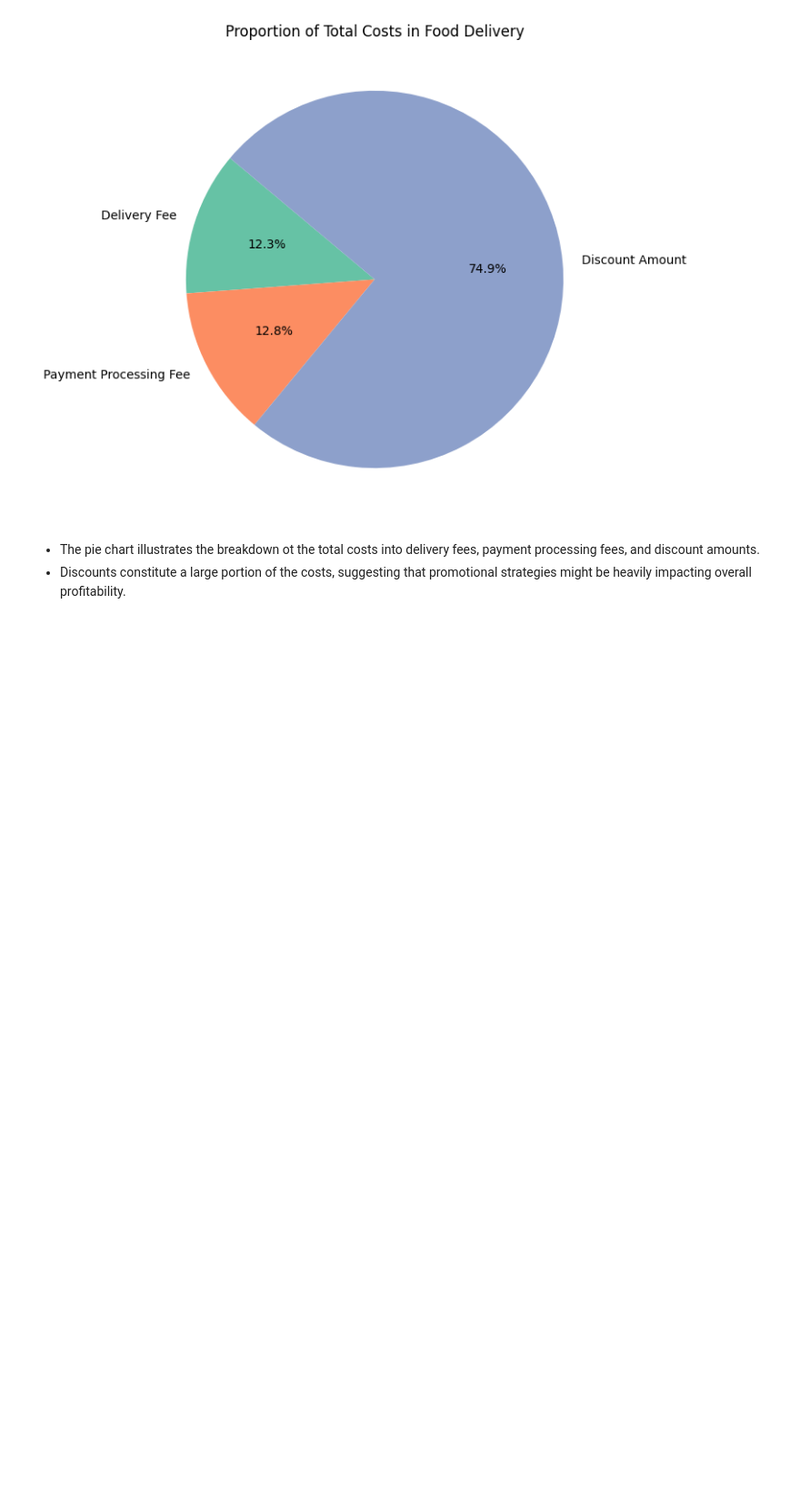
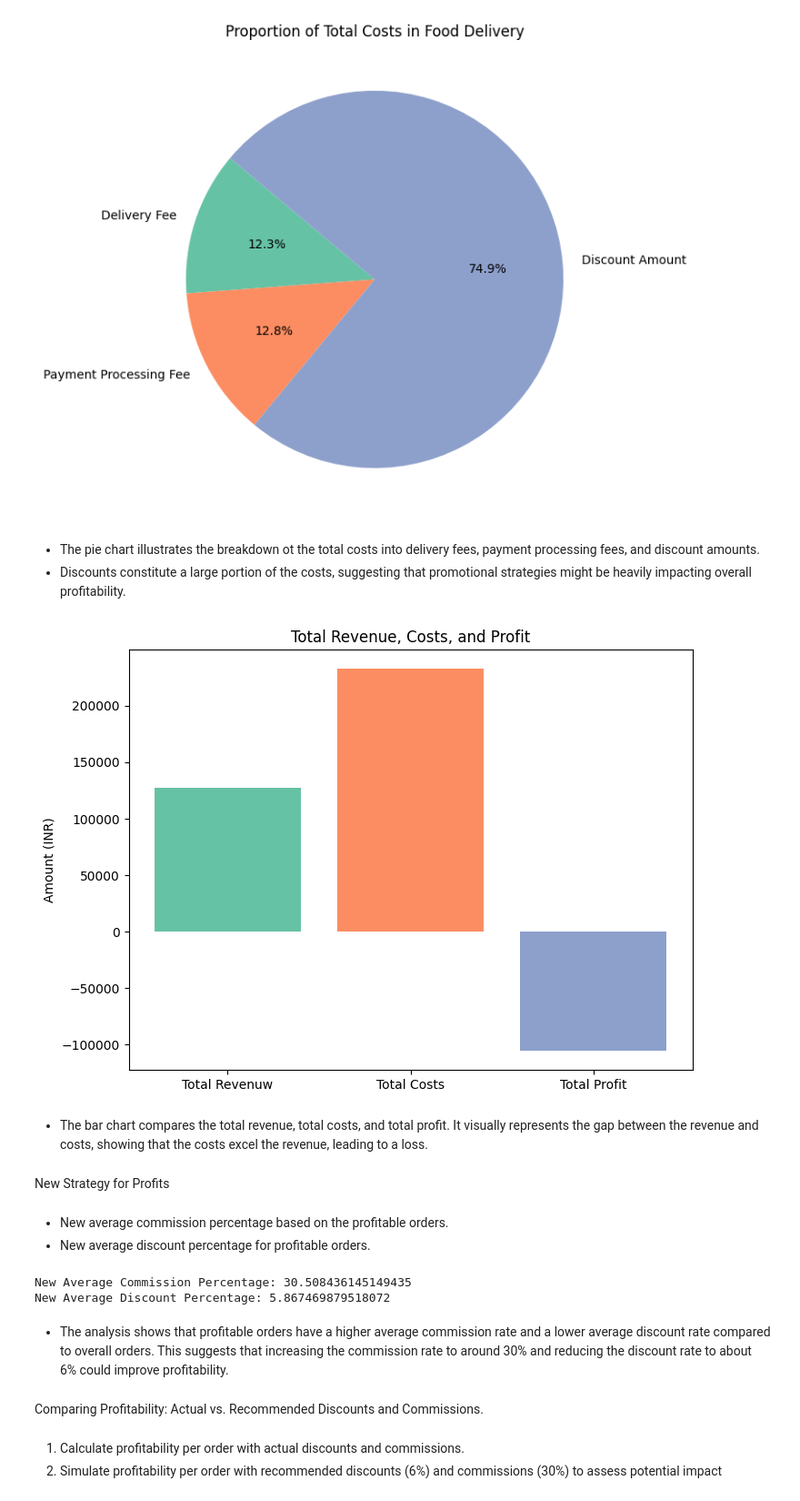
Before and after one commit to Manu-Abuya/Food-Delivery-Cost-and-Profitability-Analysis, a Jupyter notebook: notebook/food-delivery.ipynb, the cells around one changed output. Shown at 91% size. Saved outputs shown, nothing was run; the diff lists cells and outputs as text; code cells hidden in the pictures; blank space fills up the shorter version.

Commit message:
Comparing Profitability

```diff
--- a/notebook/food-delivery.ipynb
+++ b/notebook/food-delivery.ipynb
@@ -155,3 +164,48 @@ plt.show()
 # %% [markdown]
 - The pie chart illustrates the breakdown ot the total costs into delivery fees, payment processing fees, and discount amounts.
 - Discounts constitute a large portion of the costs, suggesting that promotional strategies might be heavily impacting overall profitability.
+# %%
+# Bar chart for total revenue, costs and profit
+totals = ['Total Revenuw', 'Total Costs', 'Total Profit']
+values = [total_revenue, total_costs, total_profit]
+
+plt.figure(figsize=(8, 6))
+plt.bar(totals, values, color=['#66c2a5', '#fc8d62', '#8da0cb'])
+plt.title('Total Revenue, Costs, and Profit')
+plt.ylabel('Amount (INR)')
+plt.show()
+# %% [output]
+[figure, added]
+# %% [markdown]
+- The bar chart compares the total revenue, total costs, and total profit. It visually represents the gap between the revenue and costs, showing that the costs excel the revenue, leading to a loss.
+# %% [markdown]
+New Strategy for Profits
+# %% [markdown]
+- New average commission percentage based on the profitable orders.
+- New average discount percentage for profitable orders.
+# %%
+# Filter the dataset for profitable orders
+profitable_orders = food_orders[food_orders['Profit'] > 0].copy()
+
+# Calculate the average commission percentage for profitable orders
+profitable_orders.loc[:, 'Commission Percentage'] = (profitable_orders['Commission Fee'] / profitable_orders['Order Value']) * 100
+
+# Calculate the average discount percentage for profitable orders
+profitable_orders.loc[:, 'Effective Discount Percentage'] = (profitable_orders['Discount Amount'] / profitable_orders['Order Value']) * 100
+
+# Calculate the new averages
+new_average_commission_percentage = profitable_orders['Commission Percentage'].mean()
+new_average_discount_percentage = profitable_orders['Effective Discount Percentage'].mean()
+
+print("New Average Commission Percentage:", new_average_commission_percentage)
+print("New Average Discount Percentage:", new_average_discount_percentage)
+# %% [output]
+New Average Commission Percentage: 30.508436145149435
+New Average Discount Percentage: 5.867469879518072
+# %% [markdown]
+- The analysis shows that profitable orders have a higher average commission rate and a lower average discount rate compared to overall orders. This suggests that increasing the commission rate to around 30% and reducing the discount rate to about 6% could improve profitability.
+# %% [markdown]
+Comparing Profitability: Actual vs. Recommended Discounts and Commissions.
+# %% [markdown]
+1. Calculate profitability per order with actual discounts and commissions.
+2. Simulate profitability per order with recommended discounts (6%) and commissions (30%) to assess potential impact
```
Also changed, not shown: parts of 5 cells of this notebook.
